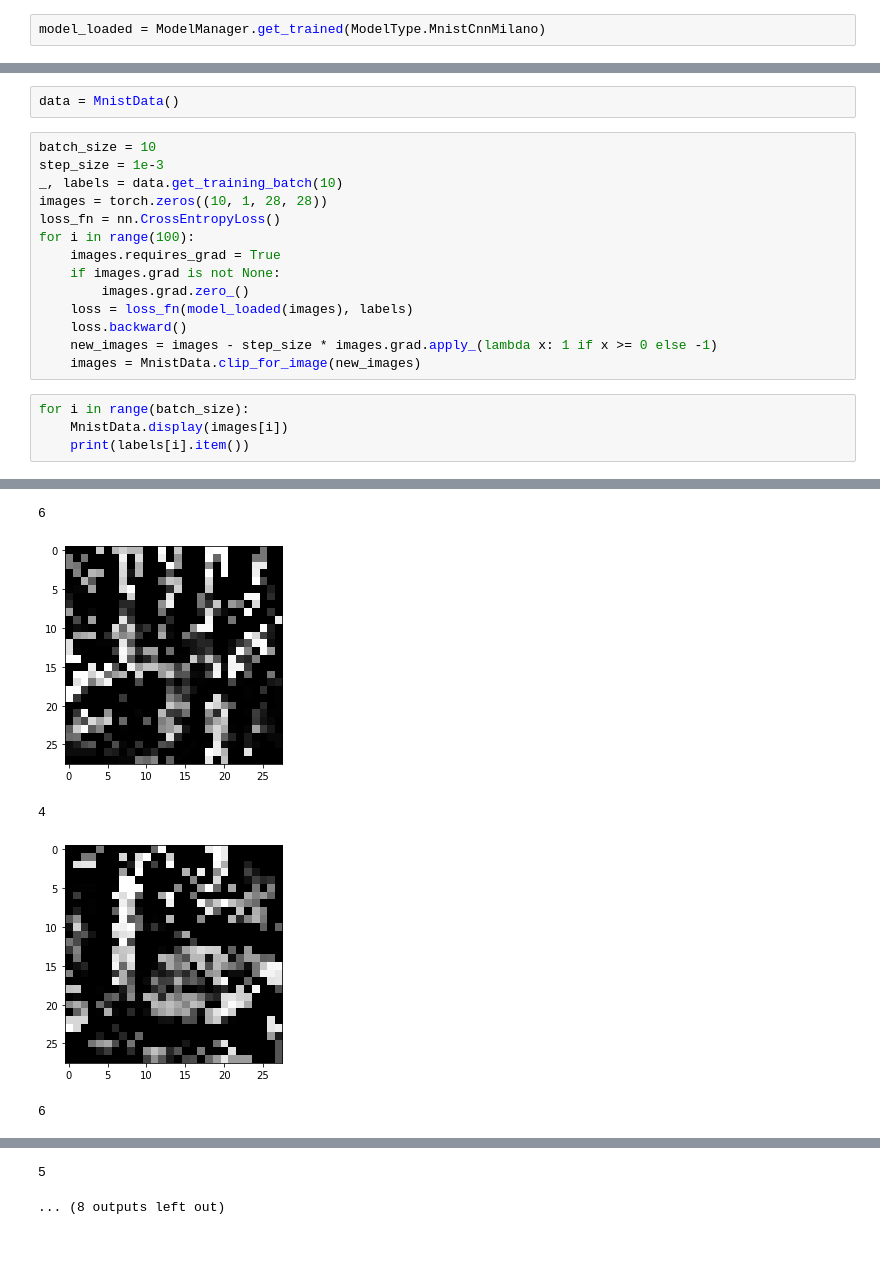
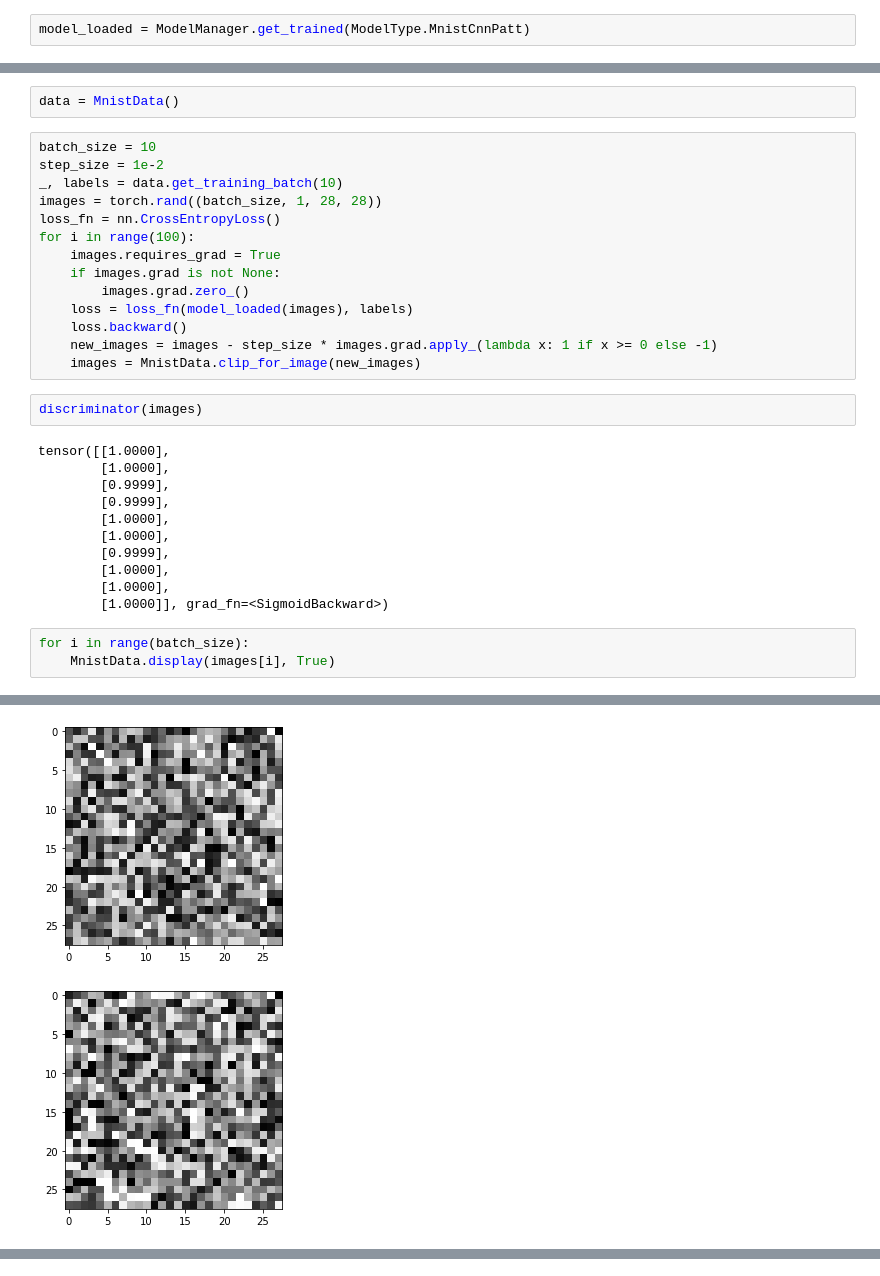
Before and after one commit to pavel-jaks/robust, a Jupyter notebook: Code/E_GAN.ipynb, the cells around one changed output, grey strips where cells are left out. Cells and saved outputs as stored; diff of their text form; blank space fills up the shorter version.

```diff
--- a/Code/E_GAN.ipynb
+++ b/Code/E_GAN.ipynb
@@ -8,4 +8,4 @@ import torch
 from utils import MnistData
 from models import ModelManager, ModelType
 # %%
-model_loaded = ModelManager.get_trained(ModelType.MnistCnnMilano)
+model_loaded = ModelManager.get_trained(ModelType.MnistCnnPatt)
@@ -13,9 +15,9 @@ model_loaded = ModelManager.get_trained(ModelType.MnistCnnMilano)
 data = MnistData()
 # %%
 batch_size = 10
-step_size = 1e-3
+step_size = 1e-2
 _, labels = data.get_training_batch(10)
-images = torch.zeros((10, 1, 28, 28))
+images = torch.rand((batch_size, 1, 28, 28))
 loss_fn = nn.CrossEntropyLoss()
 for i in range(100):
     images.requires_grad = True
@@ -25,8 +27,20 @@ for i in range(100):
     loss.backward()
     new_images = images - step_size * images.grad.apply_(lambda x: 1 if x >= 0 else -1)
     images = MnistData.clip_for_image(new_images)
+# %%
+discriminator(images)
+# %% [output]
+tensor([[1.0000],
+        [1.0000],
+        [0.9999],
+        [0.9999],
+        [1.0000],
+        [1.0000],
+        [0.9999],
+        [1.0000],
+        [1.0000],
+        [1.0000]], grad_fn=<SigmoidBackward>)
 # %%
 for i in range(batch_size):
-    MnistData.display(images[i])
-    print(labels[i].item())
+    MnistData.display(images[i], True)
 # %% [output]
@@ -38,5 +50,2 @@ for i in range(batch_size):
-6
-[figure, old version]
+[figure, new version]
-4
-[figure, old version]
+[figure, new version]
-6
@@ -44,2 +52,0 @@ for i in range(batch_size):
-5
-... (8 outputs left out)
```
Also changed, not shown: parts of 2 cells of this notebook, 3 other files.
